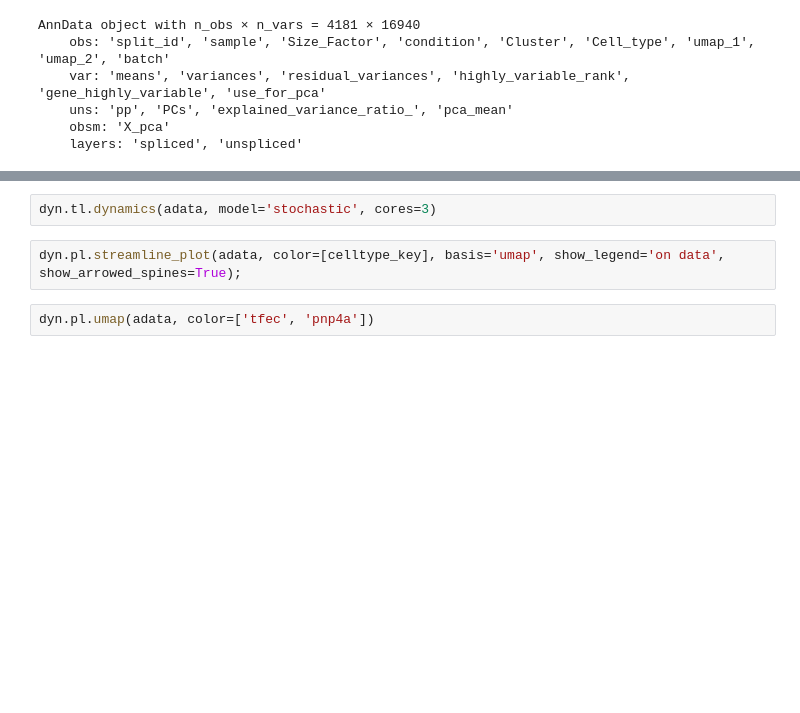
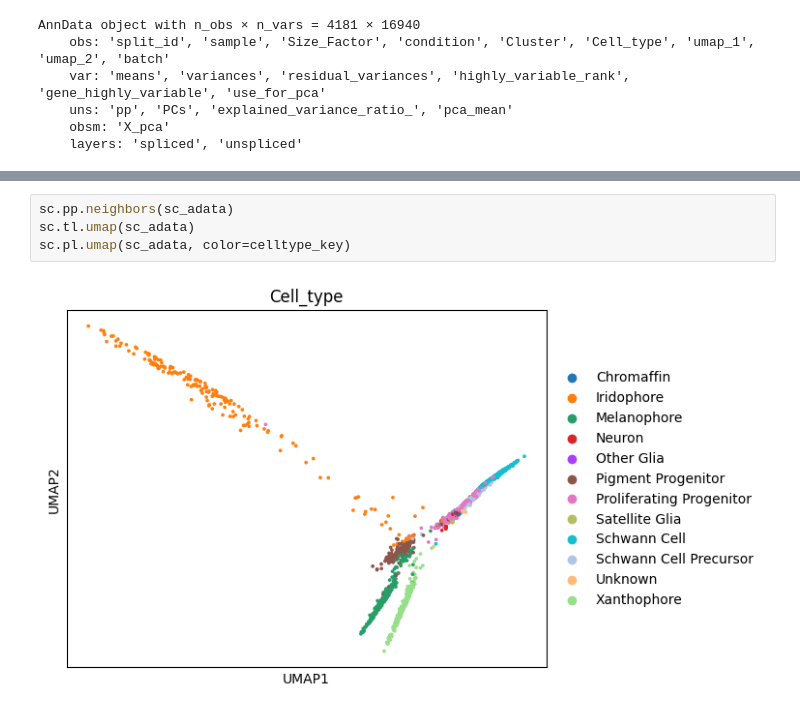
Before and after one commit to aristoteleo/dynamo-notebooks, a Jupyter notebook: normalization/preprocessor-pearson-residual-visualization-zebrafish.ipynb, the cells around one changed output, grey strips where cells are left out. Cells and saved outputs as stored; diff of their text form; blank space fills up the shorter version.

```diff
--- a/normalization/preprocessor-pearson-residual-visualization-zebrafish.ipynb
+++ b/normalization/preprocessor-pearson-residual-visualization-zebrafish.ipynb
@@ -333,6 +318,6 @@ ValueError: cannot reindex from a duplicate axis
-# %%
-dyn.tl.dynamics(adata, model='stochastic', cores=3)
-# %%
-dyn.pl.streamline_plot(adata, color=[celltype_key], basis='umap', show_legend='on data', show_arrowed_spines=True);
-# %%
-dyn.pl.umap(adata, color=['tfec', 'pnp4a'])
+# %%
+sc.pp.neighbors(sc_adata)
+sc.tl.umap(sc_adata)
+sc.pl.umap(sc_adata, color=celltype_key)
+# %% [output]
+[figure, added]
```
Also changed, not shown: parts of 7 cells of this notebook.
